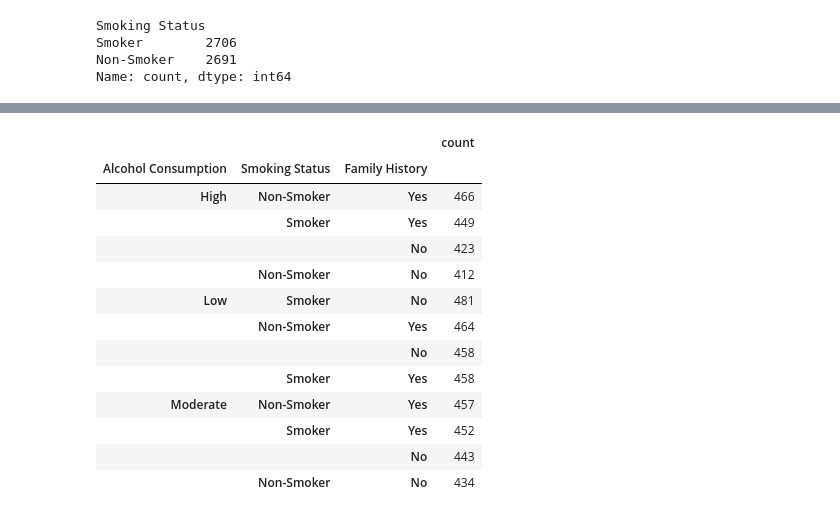
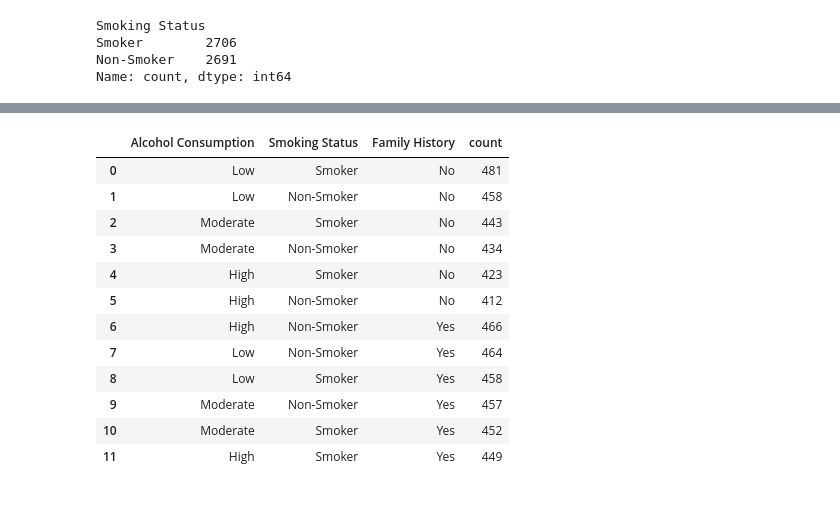
Before and after one commit to darren-coder/project-one, a Jupyter notebook: Darren_type2/Darren_type2_data.ipynb, the cells around one changed output, grey strips where cells are left out. Saved outputs shown, nothing was run; the diff lists cells and outputs as text; code cells hidden in the pictures.

```diff
--- a/Darren_type2/Darren_type2_data.ipynb
+++ b/Darren_type2/Darren_type2_data.ipynb
@@ -65,25 +67,22 @@ Name: count, dtype: int64
 # %%
-lifestyle_factors_df = type2_df[['Alcohol Consumption','Smoking Status','Family History']]
-life_factors_df = lifestyle_factors_df.reset_index(drop=True)
-numbers = life_factors_df.value_counts()
-numbers_df = pd.DataFrame(numbers)
+lifestyle_factors_type2_df = type2_df[['Alcohol Consumption','Smoking Status','Family History']]
+lifestyle_factors_type2_df.reset_index(drop=True)
+type2_numbers = pd.DataFrame(lifestyle_factors_type2_df.value_counts())
+type2_numbers = type2_numbers.sort_values(by=['Family History']).reset_index()
+type2_numbers_df = pd.DataFrame(type2_numbers)
+
+type2_numbers_df
+# %% [output]
+|  | Alcohol Consumption | Smoking Status | Family History | count |
+| 0 | Low | Smoker | No | 481 |
+| 1 | Low | Non-Smoker | No | 458 |
+| 2 | Moderate | Smoker | No | 443 |
+| 3 | Moderate | Non-Smoker | No | 434 |
+| 4 | High | Smoker | No | 423 |
+| 5 | High | Non-Smoker | No | 412 |
+| 6 | High | Non-Smoker | Yes | 466 |
+| 7 | Low | Non-Smoker | Yes | 464 |
+| 8 | Low | Smoker | Yes | 458 |
+| 9 | Moderate | Non-Smoker | Yes | 457 |
+| 10 | Moderate | Smoker | Yes | 452 |
+| 11 | High | Smoker | Yes | 449 |
-# %%
-
-numbers_df = numbers_df.sort_values(by=['Alcohol Consumption'])
-
-numbers_df
-# %% [output]
-|  |  |  | count |
-| Alcohol Consumption | Smoking Status | Family History |  |
-| High | Non-Smoker | Yes | 466 |
-|  | Smoker | Yes | 449 |
-|  |  | No | 423 |
-|  | Non-Smoker | No | 412 |
-| Low | Smoker | No | 481 |
-|  | Non-Smoker | Yes | 464 |
-|  |  | No | 458 |
-|  | Smoker | Yes | 458 |
-| Moderate | Non-Smoker | Yes | 457 |
-|  | Smoker | Yes | 452 |
-|  |  | No | 443 |
-|  | Non-Smoker | No | 434 |
```
Also changed, not shown: parts of 29 cells of this notebook.
